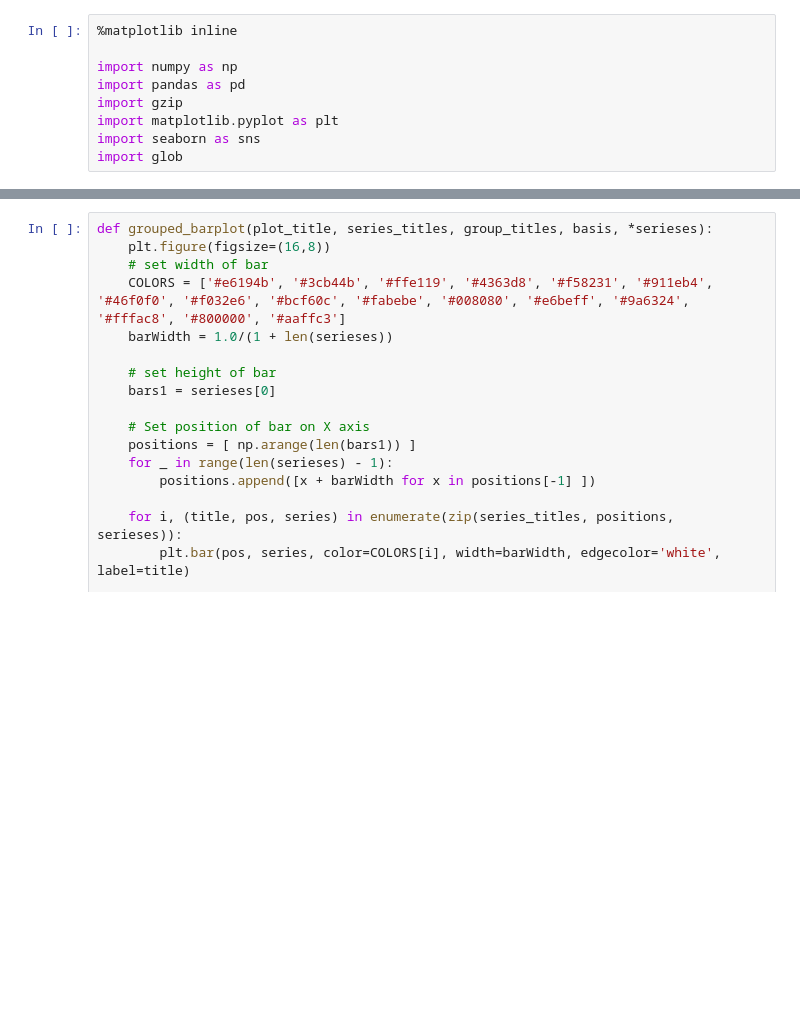
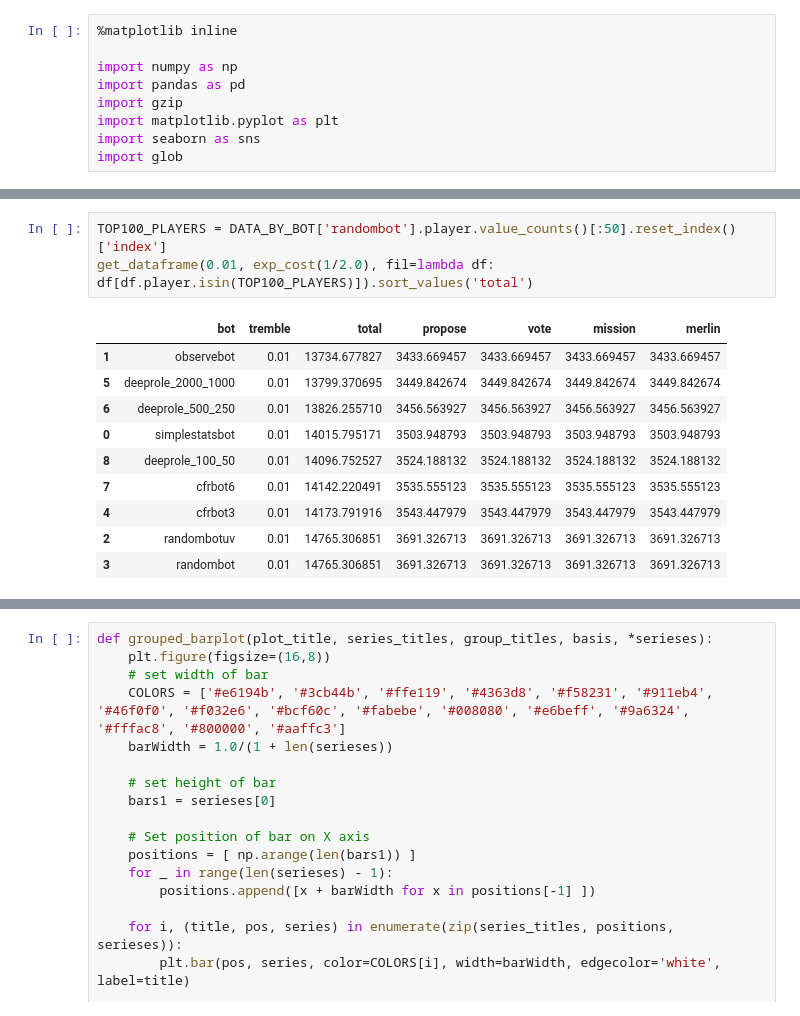
Before and after one commit to Detry322/avalon-bot, a Jupyter notebook: battlefield/Graphs.ipynb, the cells around one changed output, grey strips where cells are left out. Saved outputs shown, nothing was run; the diff lists cells and outputs as text; blank space fills up the shorter version.

```diff
--- a/battlefield/Graphs.ipynb
+++ b/battlefield/Graphs.ipynb
@@ -31,0 +114,14 @@ Loading CFRBot_4000000
+# %%
+TOP100_PLAYERS = DATA_BY_BOT['randombot'].player.value_counts()[:50].reset_index()['index']
+get_dataframe(0.01, exp_cost(1/2.0), fil=lambda df: df[df.player.isin(TOP100_PLAYERS)]).sort_values('total')
+# %% [output]
+|  | bot | tremble | total | propose | vote | mission | merlin |
+| 1 | observebot | 0.01 | 13734.677827 | 3433.669457 | 3433.669457 | 3433.669457 | 3433.669457 |
+| 5 | deeprole_2000_1000 | 0.01 | 13799.370695 | 3449.842674 | 3449.842674 | 3449.842674 | 3449.842674 |
+| 6 | deeprole_500_250 | 0.01 | 13826.255710 | 3456.563927 | 3456.563927 | 3456.563927 | 3456.563927 |
+| 0 | simplestatsbot | 0.01 | 14015.795171 | 3503.948793 | 3503.948793 | 3503.948793 | 3503.948793 |
+| 8 | deeprole_100_50 | 0.01 | 14096.752527 | 3524.188132 | 3524.188132 | 3524.188132 | 3524.188132 |
+| 7 | cfrbot6 | 0.01 | 14142.220491 | 3535.555123 | 3535.555123 | 3535.555123 | 3535.555123 |
+| 4 | cfrbot3 | 0.01 | 14173.791916 | 3543.447979 | 3543.447979 | 3543.447979 | 3543.447979 |
+| 2 | randombotuv | 0.01 | 14765.306851 | 3691.326713 | 3691.326713 | 3691.326713 | 3691.326713 |
+| 3 | randombot | 0.01 | 14765.306851 | 3691.326713 | 3691.326713 | 3691.326713 | 3691.326713 |
```
Also changed, not shown: parts of 6 cells of this notebook, 2 other files.
